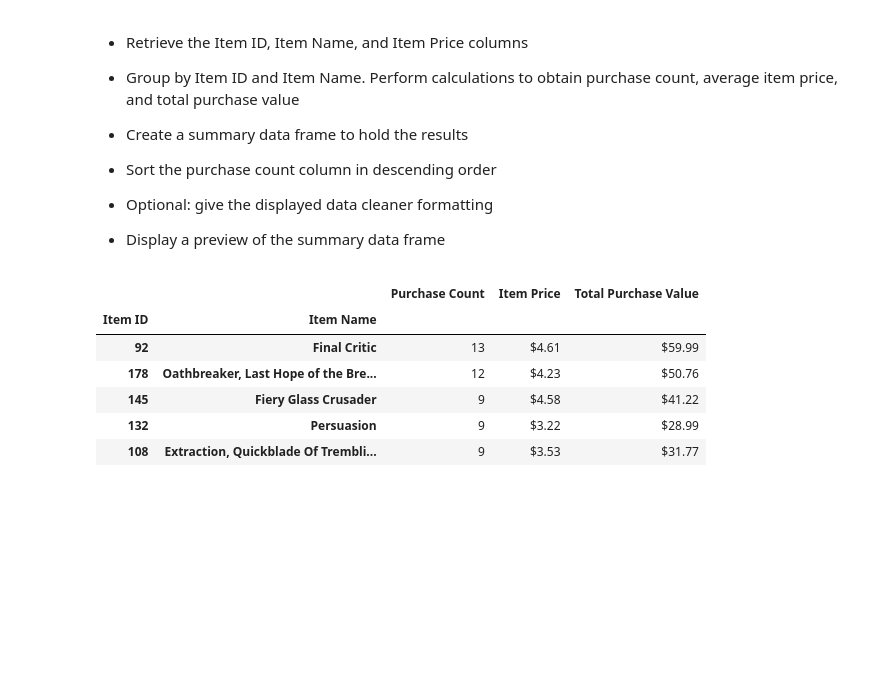
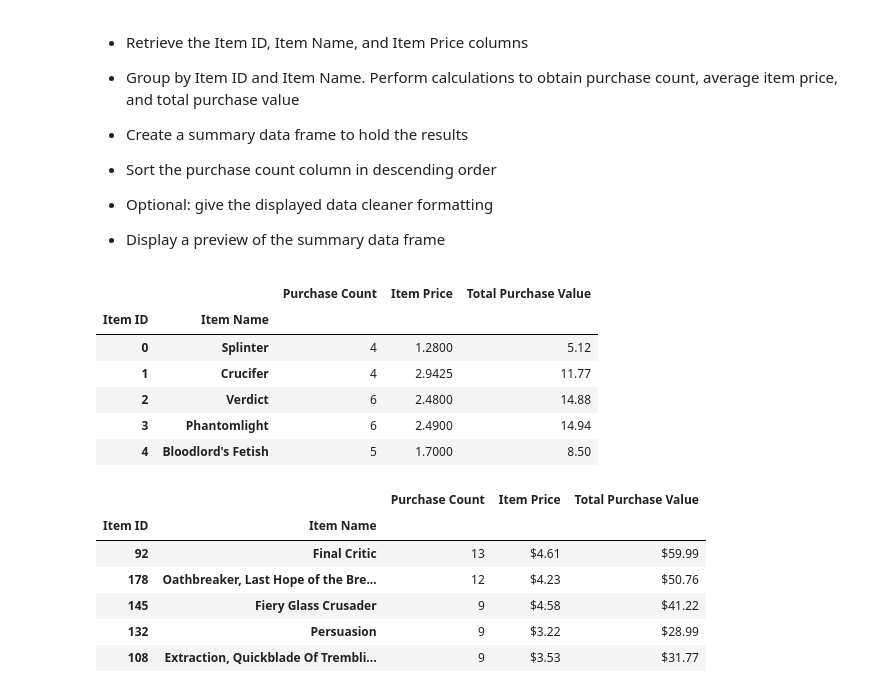
Before and after one commit to jump8621/pandas-challenge, a Jupyter notebook: HeroesOfPymoli_starter.ipynb, the cells around one changed output. Cells and saved outputs as stored; diff of their text form; code cells hidden in the pictures; blank space fills up the shorter version.

```diff
--- a/HeroesOfPymoli_starter.ipynb
+++ b/HeroesOfPymoli_starter.ipynb
@@ -414,6 +415,41 @@ sn_data_df.head()
 
 
 * Display a preview of the summary data frame
+# %%
+popular_df = purchase_data_df[["Item ID", "Item Name", "Price"]]
+popular_group = popular_df.groupby(["Item ID", "Item Name"])
+
+purchase_count = popular_group["Price"].count()
+purchase_count.head()
+price = popular_group["Price"].mean()
+price.head()
+total = price*purchase_count
+total.head()
+
+pop_group_df = pd.DataFrame({"Purchase Count": purchase_count,
+                            "Item Price": price,
+                            "Total Purchase Value": total})
+pop_group_df.head()
+
+# total_value = purchase_count*(popular_group["Price"])
+# total_value.head()
+# popular_group_df= popular_group["Price"].count()
+#popular_group.head()
+
+#price*Purchase Count = total Purchase Value
+
+#["Total Purchase Value"]
+#rename .count group to Purchase Count
+# chamjask73 = popular_group_df.loc[:, ["92","Final Critic"]]
+# print(chamjask73)
+# %% [output]
+|  |  | Purchase Count | Item Price | Total Purchase Value |
+| Item ID | Item Name |  |  |  |
+| 0 | Splinter | 4 | 1.2800 | 5.12 |
+| 1 | Crucifer | 4 | 2.9425 | 11.77 |
+| 2 | Verdict | 6 | 2.4800 | 14.88 |
+| 3 | Phantomlight | 6 | 2.4900 | 14.94 |
+| 4 | Bloodlord's Fetish | 5 | 1.7000 | 8.50 |
 # %%
 # %% [output]
 |  |  | Purchase Count | Item Price | Total Purchase Value |
```
Also changed, not shown: parts of 1 cell of this notebook.
